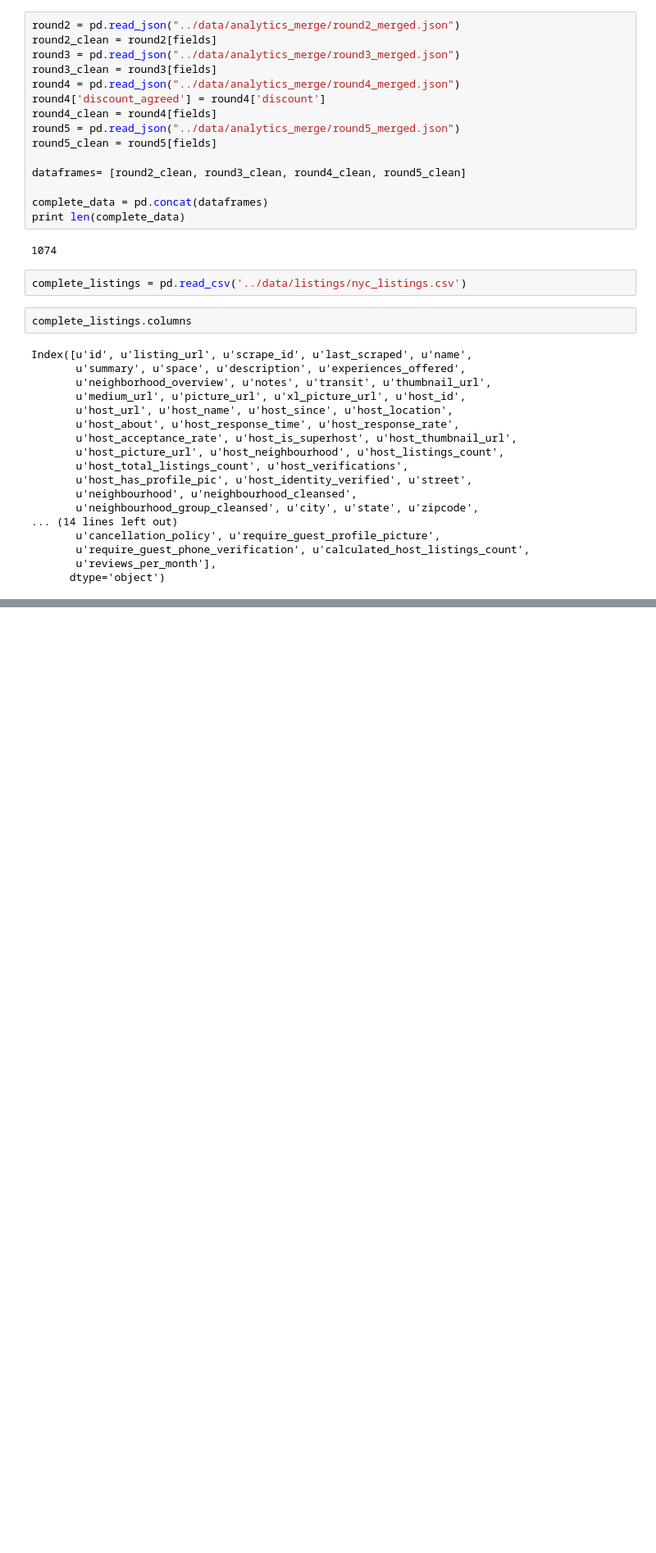
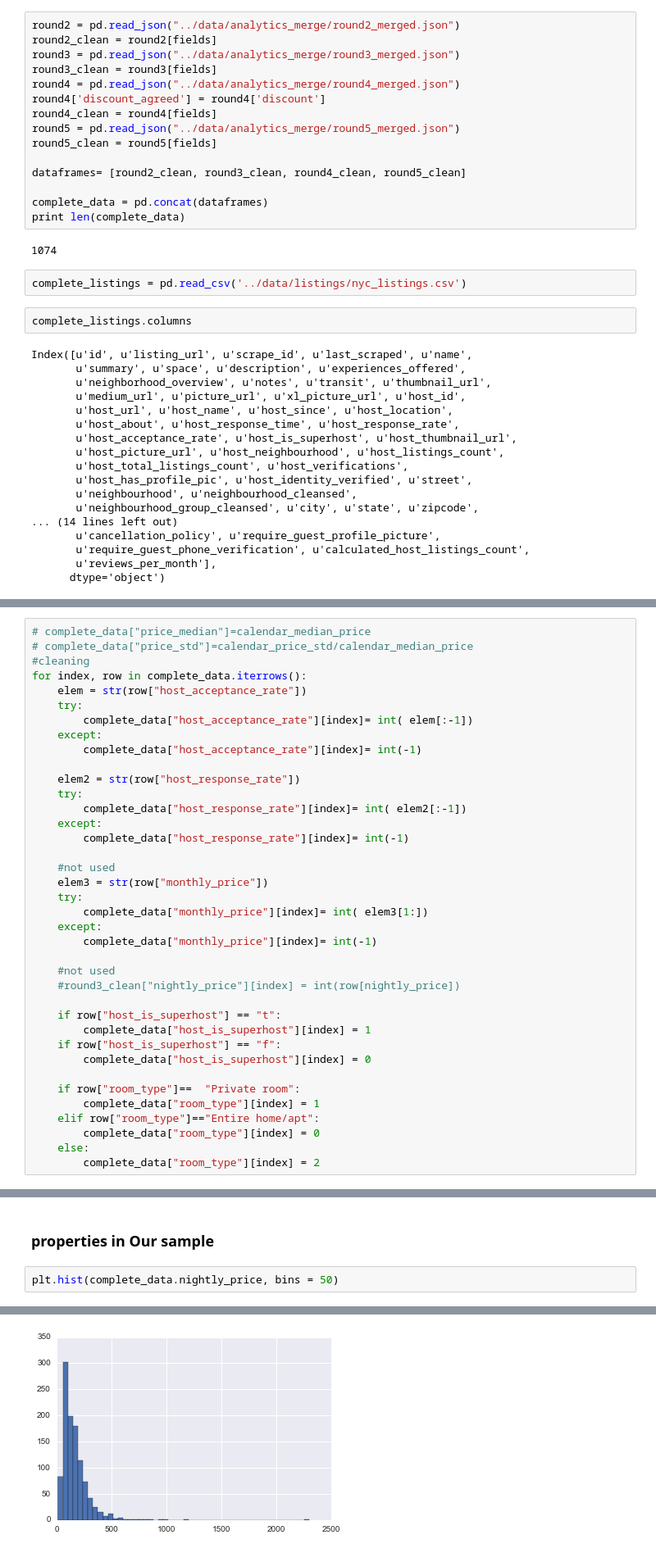
Before and after one commit to DataShackforAirbnb/AirBnbNegotiate, a Jupyter notebook: DataAnalysis/Data Analytics for Final Presentation.ipynb, the cells around one changed output, grey strips where cells are left out. Shown: that part at 82% size. Drawn from its saved outputs; the diff is of its cells as text; blank space fills up the shorter version.

```diff
--- a/DataAnalysis/Data Analytics for Final Presentation.ipynb
+++ b/DataAnalysis/Data Analytics for Final Presentation.ipynb
@@ -295,0 +302,38 @@ Index([u'id', u'listing_url', u'scrape_id', u'last_scraped', u'name',
+# %%
+# complete_data["price_median"]=calendar_median_price
+# complete_data["price_std"]=calendar_price_std/calendar_median_price
+#cleaning
+for index, row in complete_data.iterrows():
+    elem = str(row["host_acceptance_rate"])
+    try:
+        complete_data["host_acceptance_rate"][index]= int( elem[:-1])
+    except:
+        complete_data["host_acceptance_rate"][index]= int(-1)
+
+    elem2 = str(row["host_response_rate"])
+    try:
+        complete_data["host_response_rate"][index]= int( elem2[:-1])
+    except:
+        complete_data["host_response_rate"][index]= int(-1)
+
+    #not used
+    elem3 = str(row["monthly_price"])
+    try:
+        complete_data["monthly_price"][index]= int( elem3[1:])
+    except:
+        complete_data["monthly_price"][index]= int(-1)
+
+    #not used
+    #round3_clean["nightly_price"][index] = int(row[nightly_price])
+
+    if row["host_is_superhost"] == "t":
+        complete_data["host_is_superhost"][index] = 1
+    if row["host_is_superhost"] == "f":
+        complete_data["host_is_superhost"][index] = 0
+
+    if row["room_type"]==  "Private room":
+        complete_data["room_type"][index] = 1
+    elif row["room_type"]=="Entire home/apt":
+        complete_data["room_type"][index] = 0
+    else:
+        complete_data["room_type"][index] = 2
@@ -295,0 +433,5 @@ Index([u'id', u'listing_url', u'scrape_id', u'last_scraped', u'name',
+# %% [markdown]
+### properties in Our sample
+# %%
+plt.hist(complete_data.nightly_price, bins = 50)
+# %% [output]
@@ -295,0 +453 @@ Index([u'id', u'listing_url', u'scrape_id', u'last_scraped', u'name',
+[figure, added]
```
Also changed, not shown: parts of 35 cells of this notebook.
